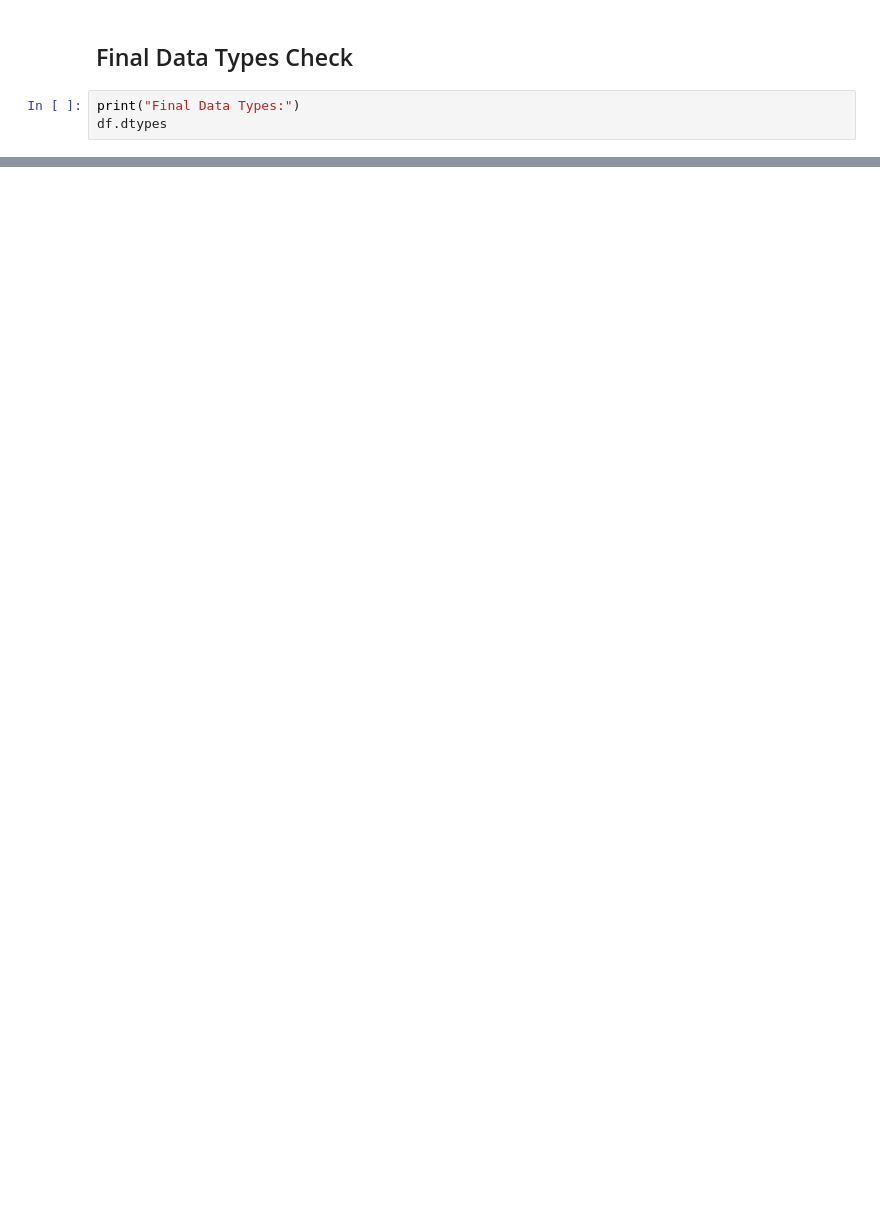
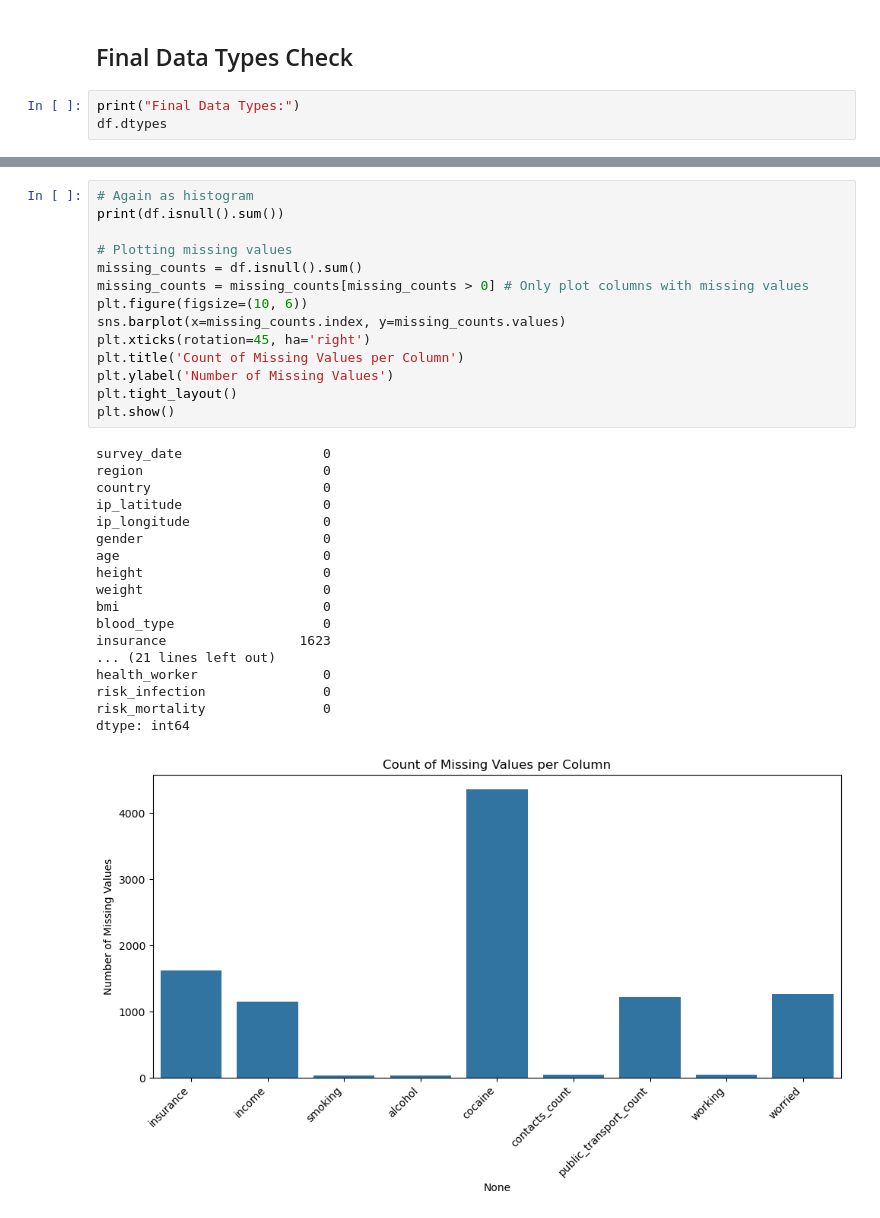
Before and after one commit to mitchbrunke/assignment1, a Jupyter notebook: main.ipynb, the cells around one changed output, grey strips where cells are left out. Saved outputs shown, nothing was run; the diff lists cells and outputs as text; blank space fills up the shorter version.

```diff
--- a/main.ipynb
+++ b/main.ipynb
@@ -203,0 +265,33 @@ df.dtypes
+# %%
+# Again as histogram
+print(df.isnull().sum())
+
+# Plotting missing values
+missing_counts = df.isnull().sum()
+missing_counts = missing_counts[missing_counts > 0] # Only plot columns with missing values
+plt.figure(figsize=(10, 6))
+sns.barplot(x=missing_counts.index, y=missing_counts.values)
+plt.xticks(rotation=45, ha='right')
+plt.title('Count of Missing Values per Column')
+plt.ylabel('Number of Missing Values')
+plt.tight_layout()
+plt.show()
+# %% [output]
+survey_date                  0
+region                       0
+country                      0
+ip_latitude                  0
+ip_longitude                 0
+gender                       0
+age                          0
+height                       0
+weight                       0
+bmi                          0
+blood_type                   0
+insurance                 1623
+... (21 lines left out)
+health_worker                0
+risk_infection               0
+risk_mortality               0
+dtype: int64
+[figure, added]
```
Also changed, not shown: parts of 18 cells of this notebook, 1 other file.
